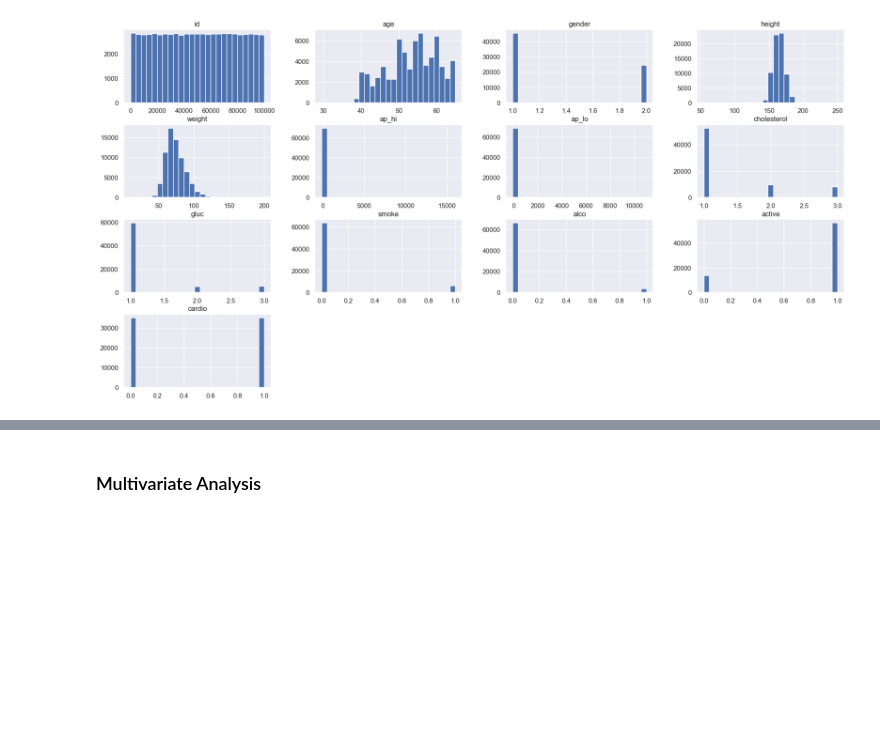
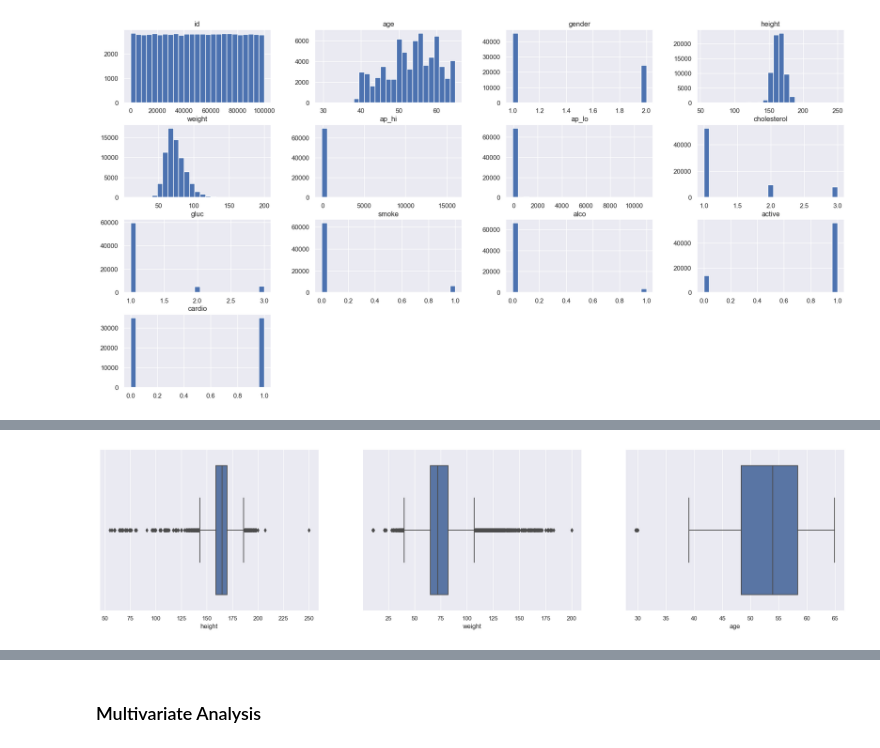
Before and after one commit to TalithaStella/CardioDisease, a Jupyter notebook: PA001-CCD.ipynb, the cells around one changed output, grey strips where cells are left out. Saved outputs shown, nothing was run; the diff lists cells and outputs as text; code cells hidden in the pictures; blank space fills up the shorter version.

```diff
--- a/PA001-CCD.ipynb
+++ b/PA001-CCD.ipynb
@@ -203,0 +166,13 @@ num_attributes.hist( bins=25, figsize=(22,11) );
+# %%
+# cm - <130 > 200
+plt.subplot(2, 3, 1)
+sns.boxplot(x='height',  data=df2);
+
+# KG - <40 > 200
+plt.subplot(2, 3, 2)
+sns.boxplot(x='weight',  data=df2);
+
+plt.subplot(2, 3, 3)
+sns.boxplot(x='age',  data=df2);
+# %% [output]
+[figure, added]
```
Also changed, not shown: parts of 48 cells of this notebook.
